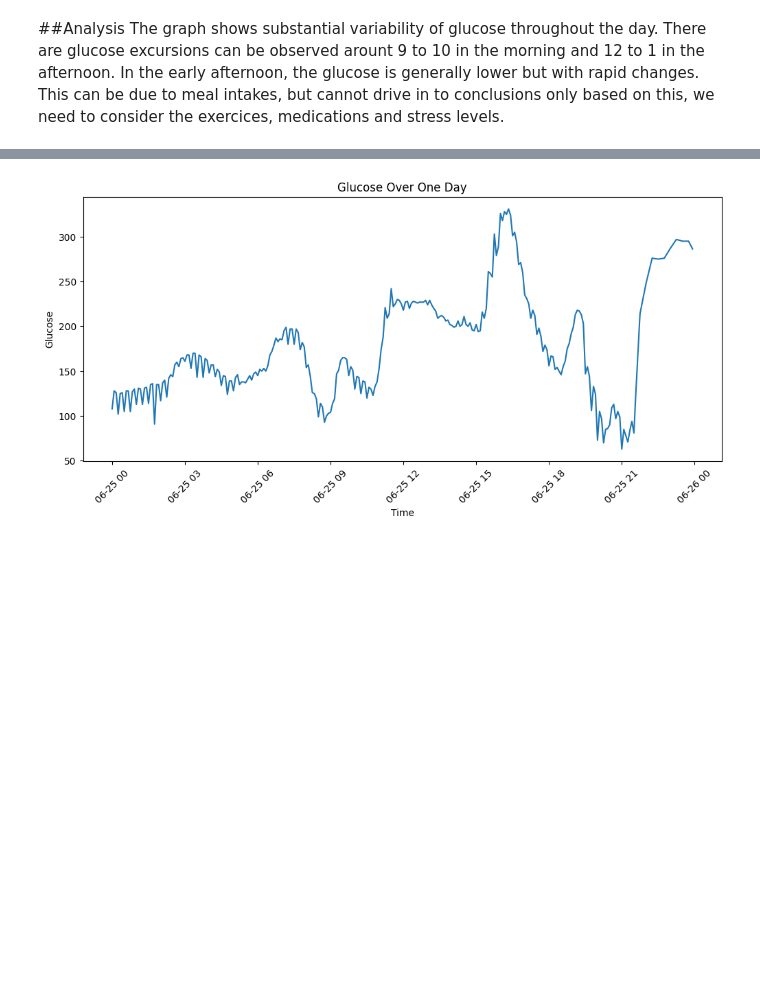
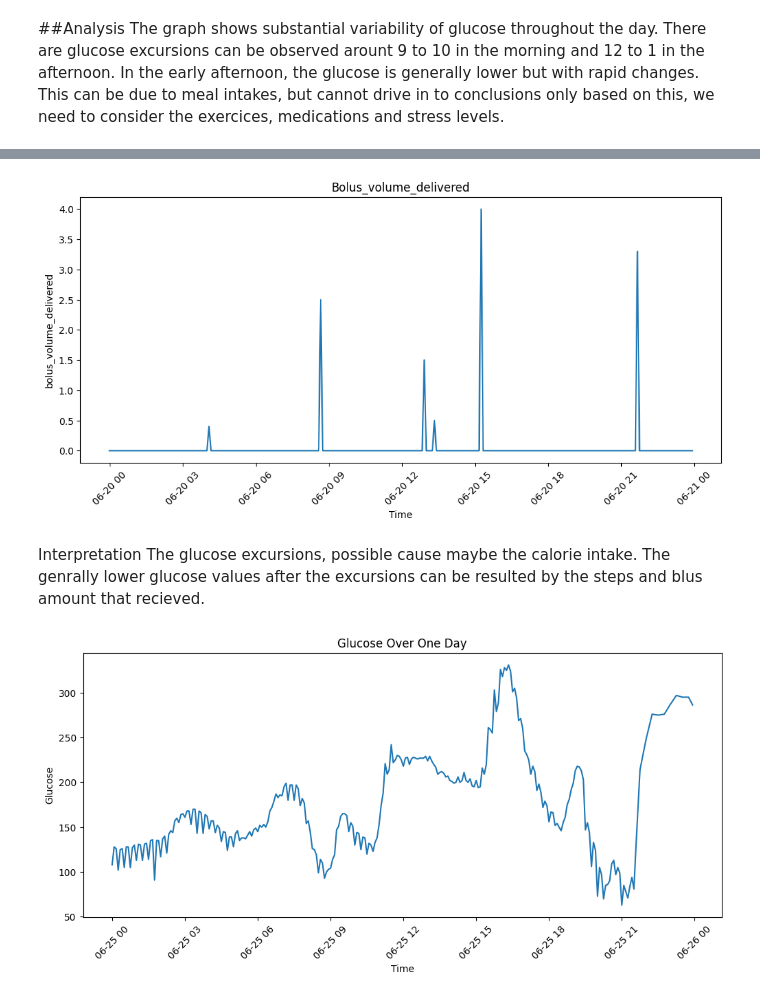
Before and after one commit to tharu0203/cgm-Analyzer, a Jupyter notebook: notebooks/cgm.analyser.ipynb, the cells around one changed output, grey strips where cells are left out. Saved outputs shown, nothing was run; the diff lists cells and outputs as text; code cells hidden in the pictures; blank space fills up the shorter version.

```diff
--- a/notebooks/cgm.analyser.ipynb
+++ b/notebooks/cgm.analyser.ipynb
@@ -63,3 +209,20 @@ This can be due to meal intakes, but cannot drive in to conclusions only based o
+# %%
+one_day = df[df["time"].dt.date == pd.Timestamp("2018-06-20").date()]
+
+plt.figure(figsize=(12,5))
+plt.plot(one_day["time"], one_day["bolus_volume_delivered"])
+
+plt.xlabel("Time")
+plt.ylabel("bolus_volume_delivered")
+plt.title("Bolus_volume_delivered")
+
+plt.xticks(rotation=45)
+plt.show()
+# %% [output]
+[figure, added]
+# %% [markdown]
+Interpretation
+The glucose excursions, possible cause maybe the calorie intake. The genrally lower glucose values after the excursions can be resulted by the steps and blus amount that recieved.
 # %%
 one_day = df[df["time"].dt.date == pd.Timestamp("2018-06-25").date()]
 
```
Also changed, not shown: parts of 24 cells of this notebook.
